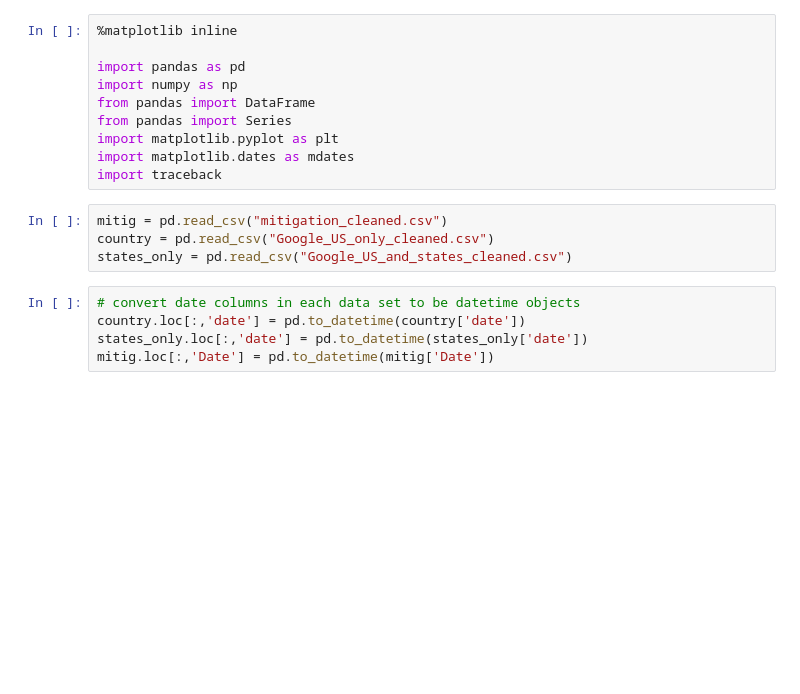
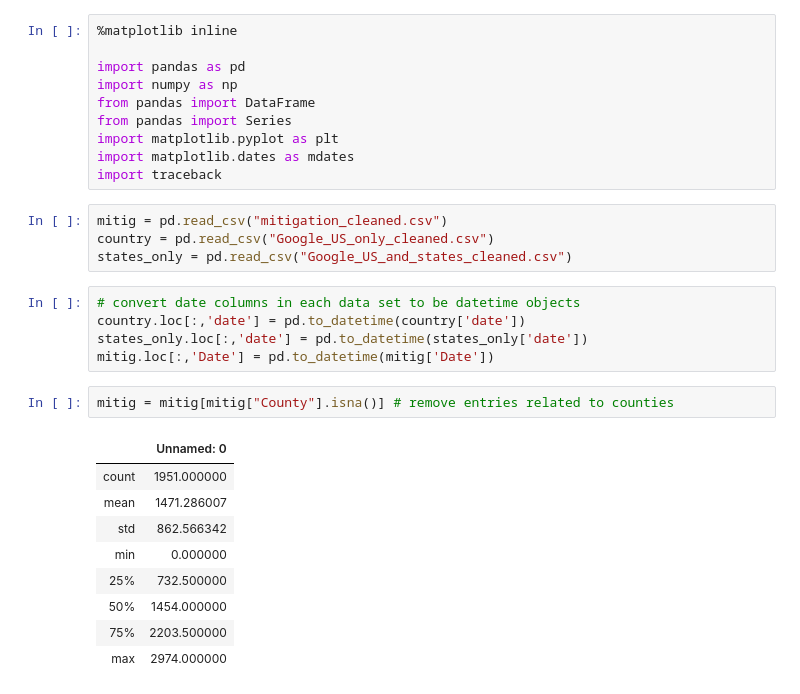
Before and after one commit to Christopher-Scott/Covid-19_Project, a Jupyter notebook: google_analysis.ipynb, the cells around one changed output. Saved outputs shown, nothing was run; the diff lists cells and outputs as text; blank space fills up the shorter version.

```diff
--- a/google_analysis.ipynb
+++ b/google_analysis.ipynb
@@ -17,6 +17,18 @@ states_only = pd.read_csv("Google_US_and_states_cleaned.csv")
 country.loc[:,'date'] = pd.to_datetime(country['date'])
 states_only.loc[:,'date'] = pd.to_datetime(states_only['date'])
 mitig.loc[:,'Date'] = pd.to_datetime(mitig['Date'])
+# %%
+mitig = mitig[mitig["County"].isna()] # remove entries related to counties
+# %% [output]
+|  | Unnamed: 0 |
+| count | 1951.000000 |
+| mean | 1471.286007 |
+| std | 862.566342 |
+| min | 0.000000 |
+| 25% | 732.500000 |
+| 50% | 1454.000000 |
+| 75% | 2203.500000 |
+| max | 2974.000000 |
 # %%
 # Find the minimum mobility value in a window after a mitigation event - US only
 
```
Also changed, not shown: parts of 6 cells of this notebook, 4 other files.
